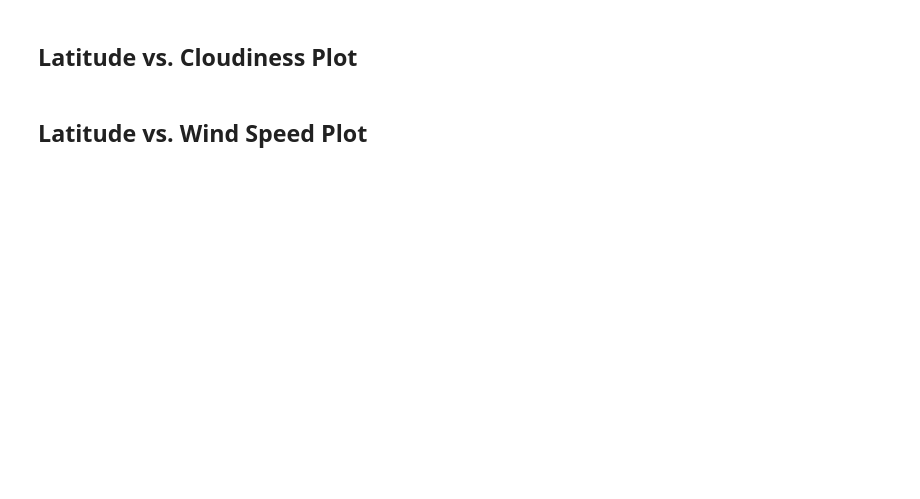
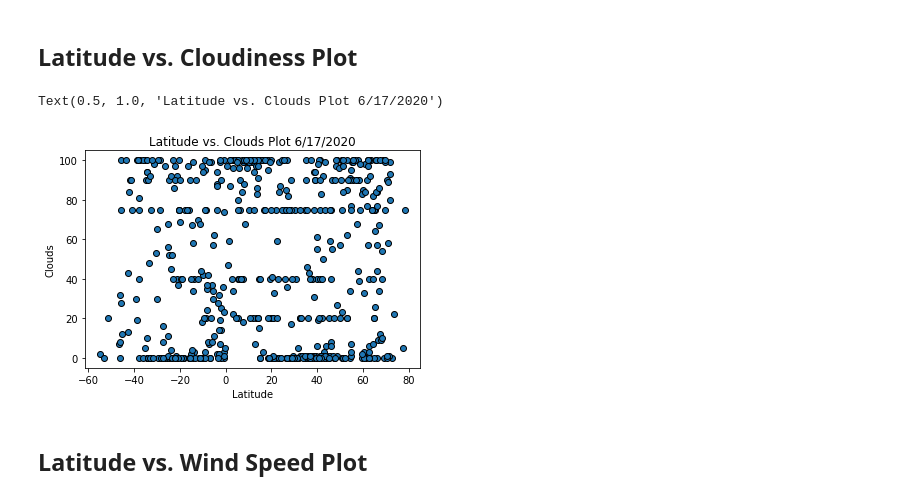
Before and after one commit to RHartley09/python-api-challenge, a Jupyter notebook: WeatherPy/WeatherPy.ipynb, the cells around one changed output. Drawn from its saved outputs; the diff is of its cells as text; code cells hidden in the pictures; blank space fills up the shorter version.

```diff
--- a/WeatherPy/WeatherPy.ipynb
+++ b/WeatherPy/WeatherPy.ipynb
@@ -199,4 +189,13 @@ Text(0.5, 1.0, 'Latitude vs. Humidity Plot 6/9/2020')
 # %% [markdown]
 ## Latitude vs. Cloudiness Plot
+# %%
+cloudplot = weather_data["Clouds"]
+plt.scatter(latplot, cloudplot, marker="o", edgecolor="black")
+plt.xlabel("Latitude")
+plt.ylabel("Clouds")
+plt.title("Latitude vs. Clouds Plot 6/17/2020")
+# %% [output]
+Text(0.5, 1.0, 'Latitude vs. Clouds Plot 6/17/2020')
+[figure, added]
 # %% [markdown]
 ## Latitude vs. Wind Speed Plot
```
Also changed, not shown: parts of 24 cells of this notebook.
